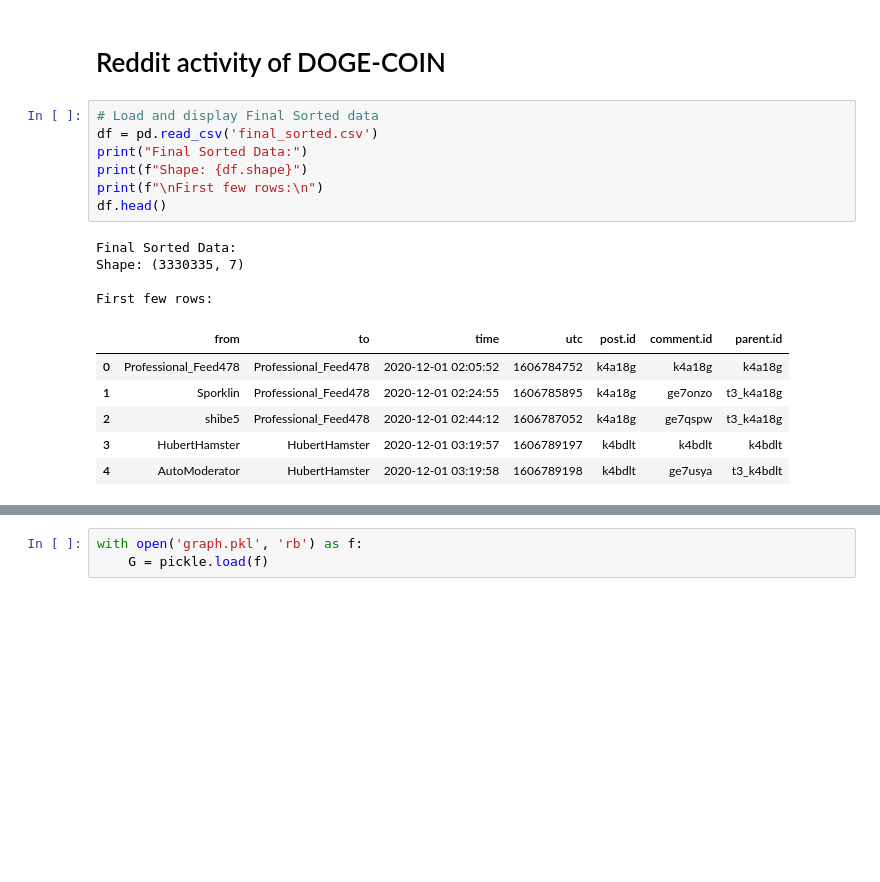
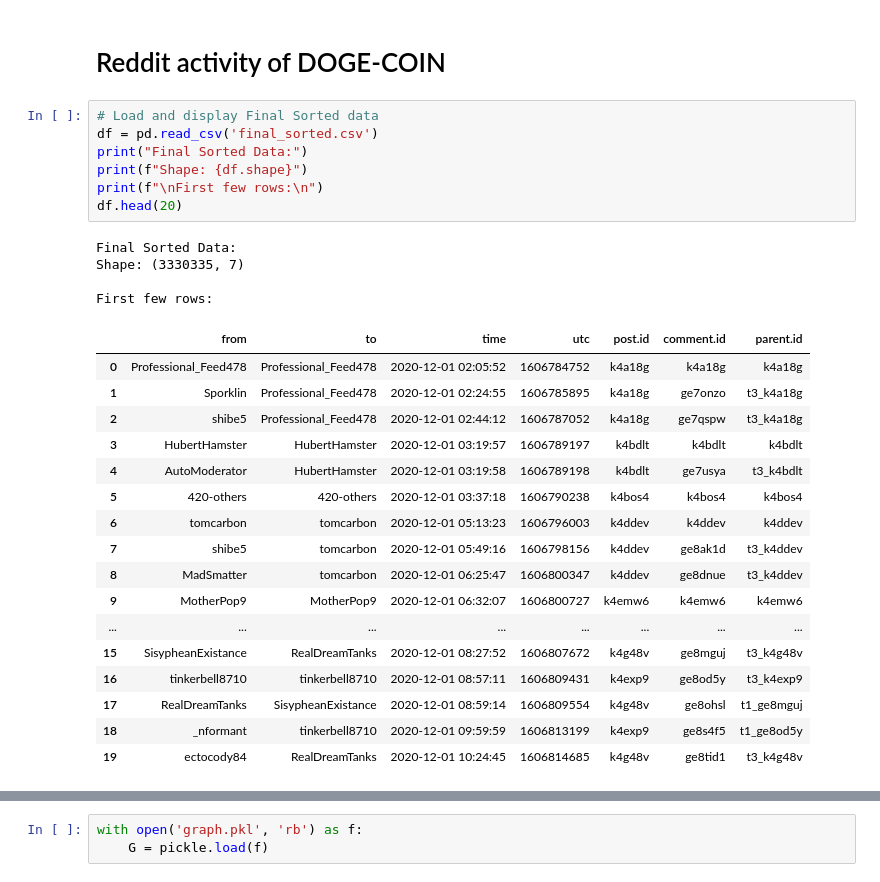
Before and after one commit to CrownCrafter/Network-Analysis-Assignment, a Jupyter notebook: rob's humble code effort.ipynb, the cells around one changed output, grey strips where cells are left out. Saved outputs shown, nothing was run; the diff lists cells and outputs as text; blank space fills up the shorter version.

```diff
--- a/rob's humble code effort.ipynb
+++ b/rob's humble code effort.ipynb
@@ -224,18 +225,29 @@ None
 # %%
 # Load and display Final Sorted data
 df = pd.read_csv('final_sorted.csv')
 print("Final Sorted Data:")
 print(f"Shape: {df.shape}")
 print(f"\nFirst few rows:\n")
-df.head()
+df.head(20)
 # %% [output]
 Final Sorted Data:
 Shape: (3330335, 7)
 
 First few rows:
 |  | from | to | time | utc | post.id | comment.id | parent.id |
 | 0 | Professional_Feed478 | Professional_Feed478 | 2020-12-01 02:05:52 | 1606784752 | k4a18g | k4a18g | k4a18g |
 | 1 | Sporklin | Professional_Feed478 | 2020-12-01 02:24:55 | 1606785895 | k4a18g | ge7onzo | t3_k4a18g |
 | 2 | shibe5 | Professional_Feed478 | 2020-12-01 02:44:12 | 1606787052 | k4a18g | ge7qspw | t3_k4a18g |
 | 3 | HubertHamster | HubertHamster | 2020-12-01 03:19:57 | 1606789197 | k4bdlt | k4bdlt | k4bdlt |
 | 4 | AutoModerator | HubertHamster | 2020-12-01 03:19:58 | 1606789198 | k4bdlt | ge7usya | t3_k4bdlt |
+| 5 | 420-others | 420-others | 2020-12-01 03:37:18 | 1606790238 | k4bos4 | k4bos4 | k4bos4 |
+| 6 | tomcarbon | tomcarbon | 2020-12-01 05:13:23 | 1606796003 | k4ddev | k4ddev | k4ddev |
+| 7 | shibe5 | tomcarbon | 2020-12-01 05:49:16 | 1606798156 | k4ddev | ge8ak1d | t3_k4ddev |
+| 8 | MadSmatter | tomcarbon | 2020-12-01 06:25:47 | 1606800347 | k4ddev | ge8dnue | t3_k4ddev |
+| 9 | MotherPop9 | MotherPop9 | 2020-12-01 06:32:07 | 1606800727 | k4emw6 | k4emw6 | k4emw6 |
+| ... | ... | ... | ... | ... | ... | ... | ... |
+| 15 | SisypheanExistance | RealDreamTanks | 2020-12-01 08:27:52 | 1606807672 | k4g48v | ge8mguj | t3_k4g48v |
+| 16 | tinkerbell8710 | tinkerbell8710 | 2020-12-01 08:57:11 | 1606809431 | k4exp9 | ge8od5y | t3_k4exp9 |
+| 17 | RealDreamTanks | SisypheanExistance | 2020-12-01 08:59:14 | 1606809554 | k4g48v | ge8ohsl | t1_ge8mguj |
+| 18 | _nformant | tinkerbell8710 | 2020-12-01 09:59:59 | 1606813199 | k4exp9 | ge8s4f5 | t1_ge8od5y |
+| 19 | ectocody84 | RealDreamTanks | 2020-12-01 10:24:45 | 1606814685 | k4g48v | ge8tid1 | t3_k4g48v |
```
Also changed, not shown: parts of 18 cells of this notebook.
